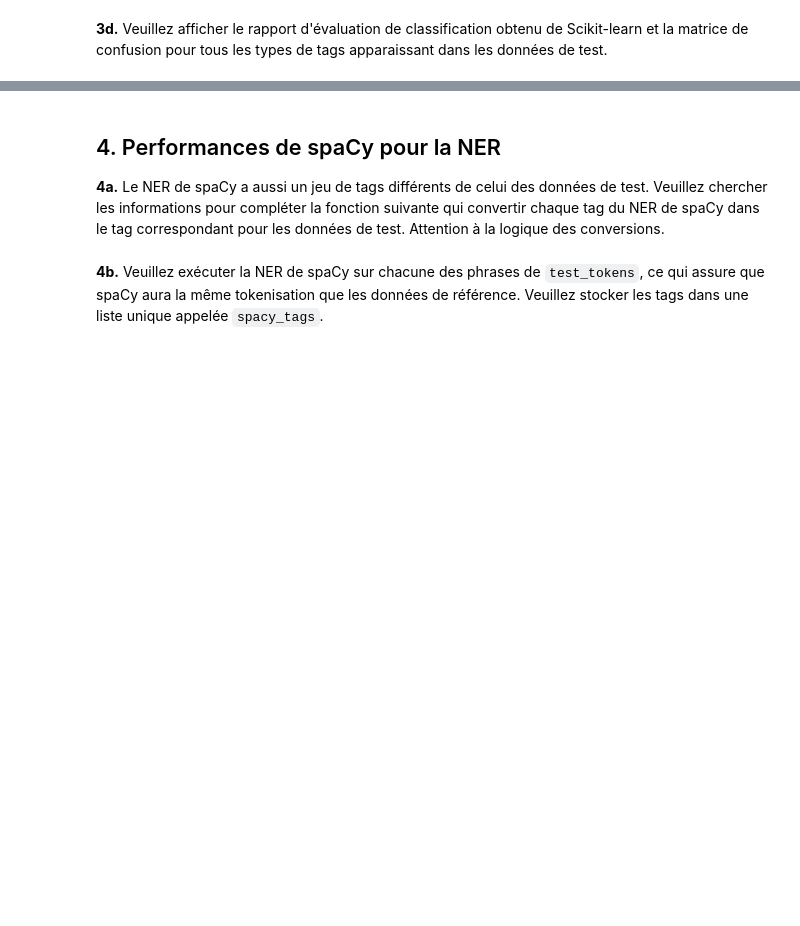
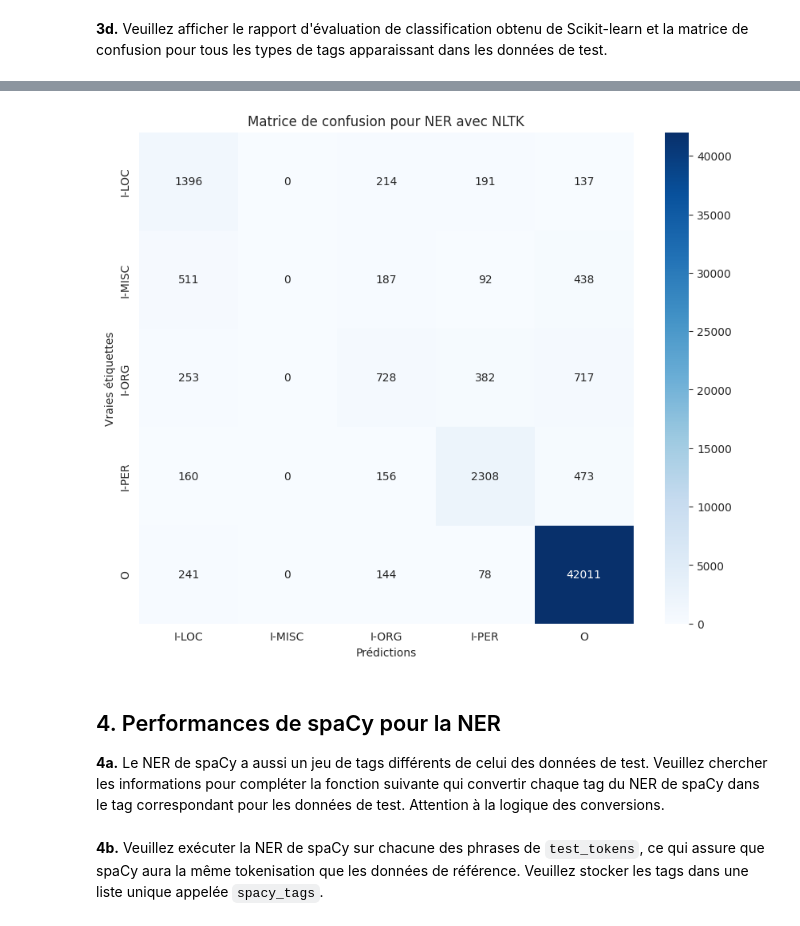
Before and after one commit to GuggisbergSimon/HEIG-TAL-Labos, a Jupyter notebook: TAL_Labo4_benzekri_guggisberg.ipynb, the cells around one changed output, grey strips where cells are left out. Drawn from its saved outputs; the diff is of its cells as text; code cells hidden in the pictures; blank space fills up the shorter version.

```diff
--- a/TAL_Labo4_benzekri_guggisberg.ipynb
+++ b/TAL_Labo4_benzekri_guggisberg.ipynb
@@ -152,2 +172,17 @@ Tags NE (premiers tags): ['I-NP', 'O', 'I-NP', 'I-NP', 'I-PP', 'I-NP', 'I-NP', '
+# %%
+def convert_nltk_conll(nltk_tag):
+    corresp = {'O': 'O',
+               'ORGANIZATION': 'I-ORG',
+               'PERSON': 'I-PER',
+               'LOCATION': 'I-LOC',
+               'DATE': 'O',
+               'TIME': 'O',
+               'MONEY': 'O',
+               'MISC': 'I-MISC',
+               'PERCENT': 'O',
+               'FACILITY': 'I-LOC',
+               'GPE': 'I-LOC',
+               'GSP': 'I-PER'}
+    return corresp.get(nltk_tag, 'O')
 # %% [markdown]
 **3b.** Veuillez exécuter la NER de NLTK sur chacune des phrases de `test_tokens`, ce qui assure que NLTK aura la même tokenisation que les données de référence.  Veuillez stocker les tags dans une liste unique appelée `nltk_tags`.
@@ -156,2 +189,16 @@ nltk_tags = []
+# %%
+nltk_tags = []
+for sents in test_tokens:
+    chunks = nltk.ne_chunk(nltk.pos_tag(sents))
+    for chunk in chunks:
+        if hasattr(chunk, 'label'):
+            nltk_tags += [chunk.label() for leaf in chunk.leaves()]
+        else:
+            nltk_tags += 'O'
 # %% [markdown]
 **3c.** Veuillez convertir les tags de `nltk_tags` grâce à la fonction précédente, dans une liste appelée `nltk_tags_conv`.  Veuillez afficher le nombre total de tags et les dix premiers.  Vous pouvez plusieurs essais en changeant la fonction, pour aboutir à la conversion qui maximise le score.
+# %%
+nltk_tags_conv = [convert_nltk_conll(tag) for tag in nltk_tags]
+
+print("Nombre total de tags :", len(nltk_tags_conv))
+print("Dix premiers tags :", nltk_tags_conv[:10])
@@ -160,3 +231,17 @@ nltk_tags = []
+# %%
+# Matrice de confusion
+labels = sorted(list(set(test_tags)))
+cm = confusion_matrix(test_tags, nltk_tags_conv, labels=labels)
+
+plt.figure(figsize=(10, 8))
+sns.heatmap(cm, annot=True, fmt="d", cmap="Blues",
+            xticklabels=labels, yticklabels=labels)
+plt.xlabel('Prédictions')
+plt.ylabel('Vraies étiquettes')
+plt.title('Matrice de confusion pour NER avec NLTK')
+plt.show()
+# %% [output]
+[figure, added]
 # %% [markdown]
 ## 4. Performances de spaCy pour la NER
 
```
Also changed, not shown: parts of 25 cells of this notebook.
